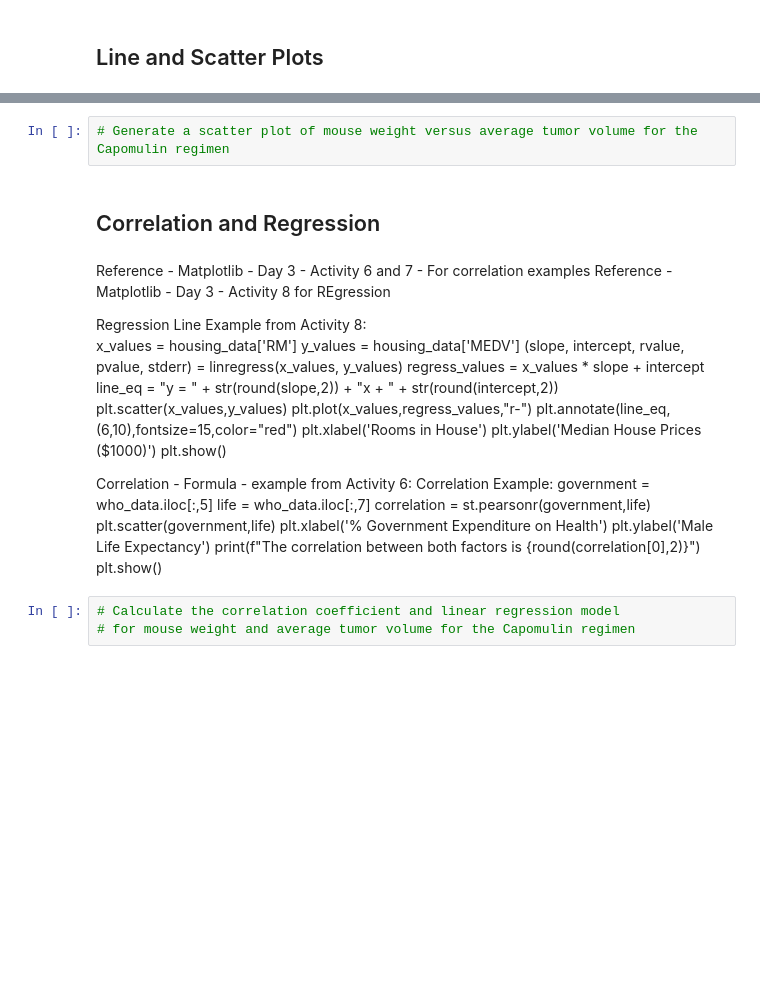
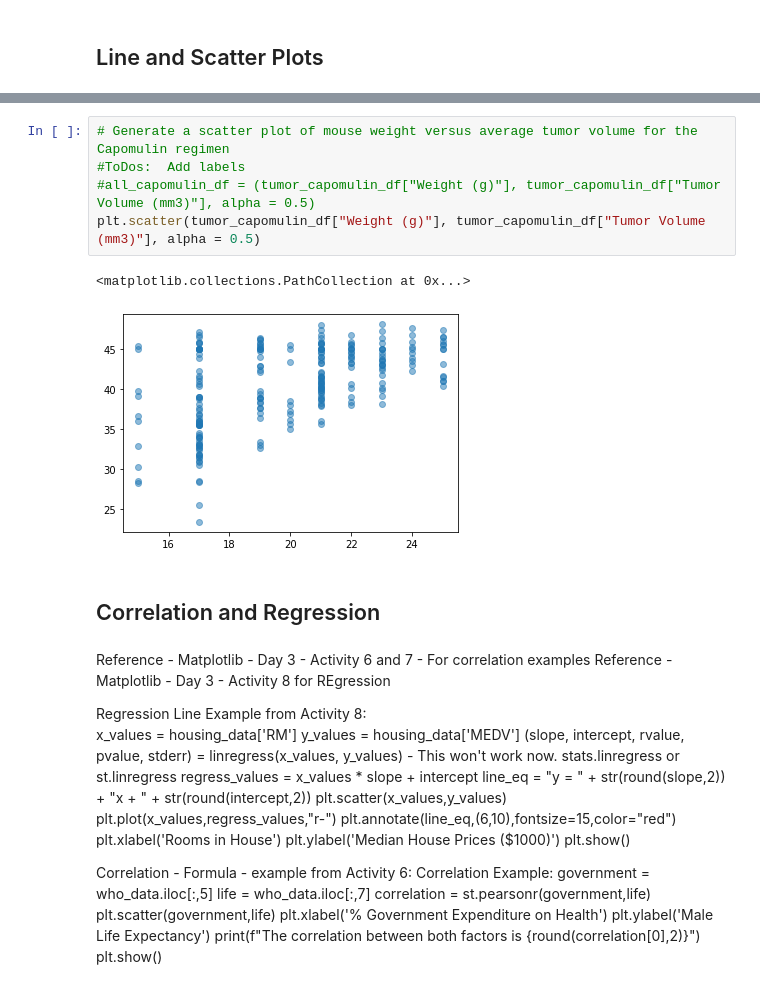
Before and after one commit to rmaher314/HW5_Matplotlib, a Jupyter notebook: pymaceuticals_starter.ipynb, the cells around one changed output, grey strips where cells are left out. Drawn from its saved outputs; the diff is of its cells as text; blank space fills up the shorter version.

```diff
--- a/pymaceuticals_starter.ipynb
+++ b/pymaceuticals_starter.ipynb
@@ -410,5 +424,11 @@ for drug in drug_list:
 # %%
 # Generate a scatter plot of mouse weight versus average tumor volume for the Capomulin regimen
+#ToDos:  Add labels
+#all_capomulin_df = (tumor_capomulin_df["Weight (g)"], tumor_capomulin_df["Tumor Volume (mm3)"], alpha = 0.5)
+plt.scatter(tumor_capomulin_df["Weight (g)"], tumor_capomulin_df["Tumor Volume (mm3)"], alpha = 0.5)
+# %% [output]
+<matplotlib.collections.PathCollection at 0x...>
+[figure, added]
 # %% [markdown]
 ## Correlation and Regression
 # %% [markdown]
@@ -419,7 +439,7 @@ Reference - Matplotlib - Day 3 - Activity 8 for REgression
 Regression Line Example from Activity 8:
 x_values = housing_data['RM']
 y_values = housing_data['MEDV']
-(slope, intercept, rvalue, pvalue, stderr) = linregress(x_values, y_values)
+(slope, intercept, rvalue, pvalue, stderr) = linregress(x_values, y_values) - This won't work now.  stats.linregress or st.linregress
 regress_values = x_values * slope + intercept
 line_eq = "y = " + str(round(slope,2)) + "x + " + str(round(intercept,2))
 plt.scatter(x_values,y_values)
@@ -439,6 +459,3 @@ plt.xlabel('% Government Expenditure on Health')
 plt.ylabel('Male Life Expectancy')
 print(f"The correlation between both factors is {round(correlation[0],2)}")
 plt.show()
-# %%
-# Calculate the correlation coefficient and linear regression model
-# for mouse weight and average tumor volume for the Capomulin regimen
```
Also changed, not shown: parts of 12 cells of this notebook.
